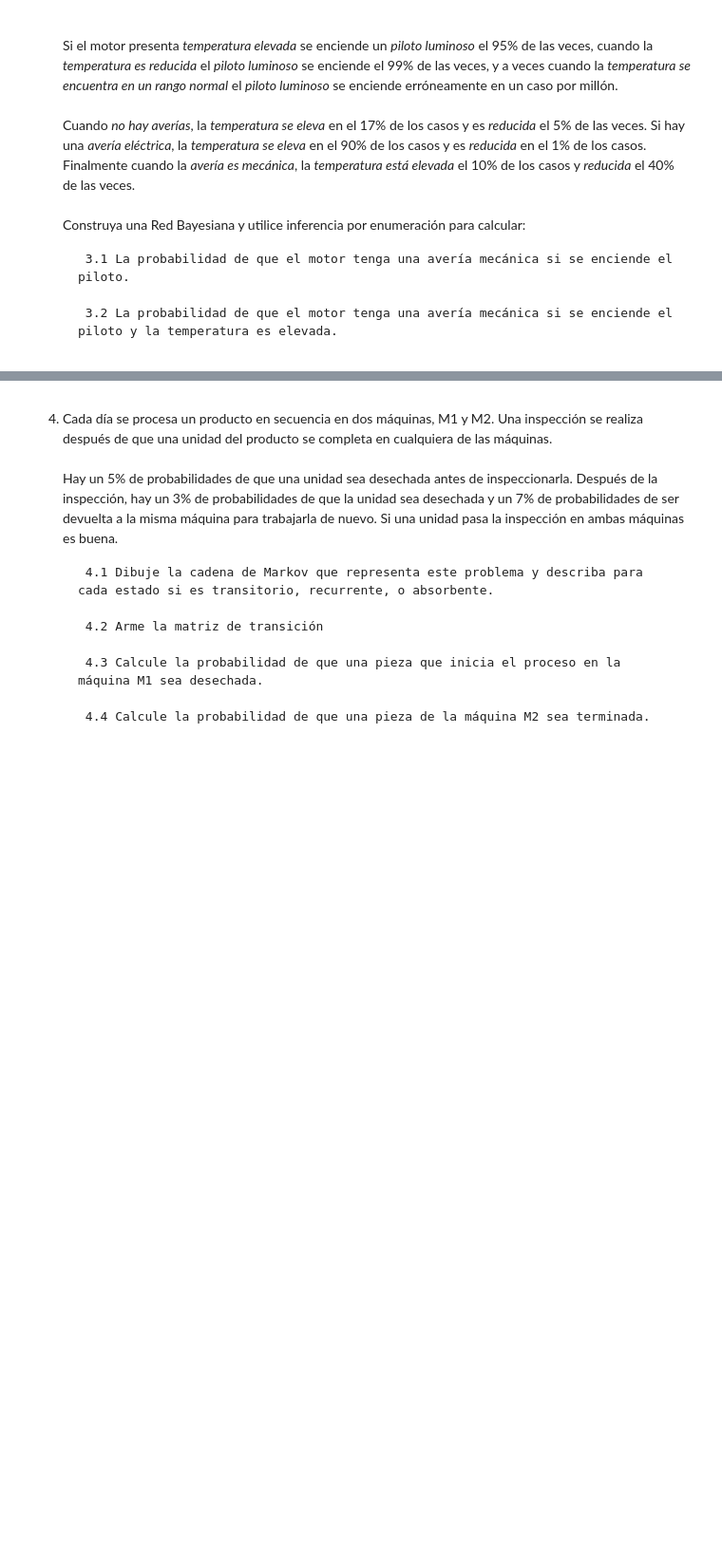
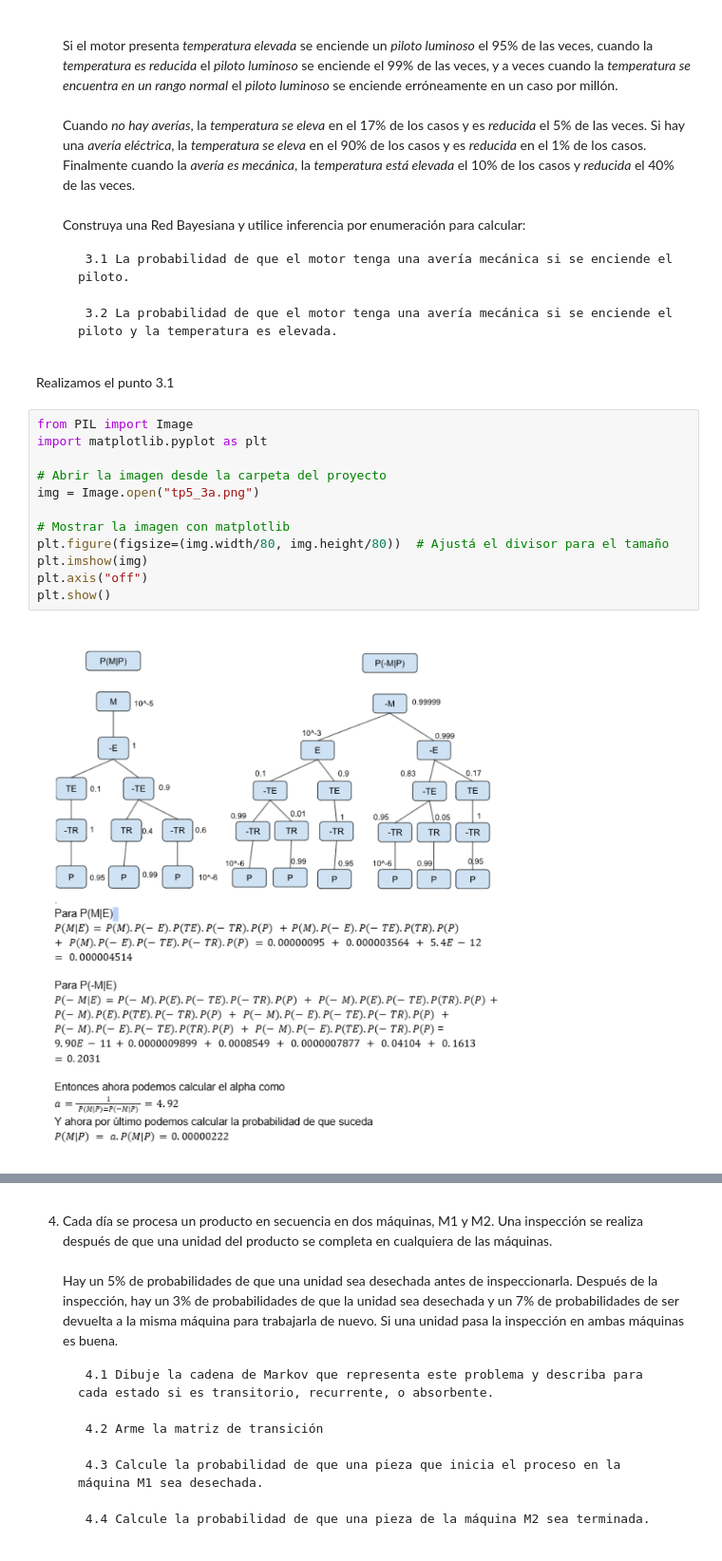
Before and after one commit to FrancoDujanoff/IA_Grupo4, a Jupyter notebook: tp5.ipynb, the cells around one changed output, grey strips where cells are left out. Shown: that part at 95% size. Saved outputs shown, nothing was run; the diff lists cells and outputs as text; blank space fills up the shorter version.

Commit message:
punto3

```diff
--- a/tp5.ipynb
+++ b/tp5.ipynb
@@ -53,3 +53,19 @@ Podemos interpretar que si encontramos un clavo defectuoso, tenemos una probabil
         3.1 La probabilidad de que el motor tenga una avería mecánica si se enciende el piloto.
 
         3.2 La probabilidad de que el motor tenga una avería mecánica si se enciende el piloto y la temperatura es elevada.
+# %% [markdown]
+Realizamos el punto 3.1
+# %%
+from PIL import Image
+import matplotlib.pyplot as plt
+
+# Abrir la imagen desde la carpeta del proyecto
+img = Image.open("tp5_3a.png")
+
+# Mostrar la imagen con matplotlib
+plt.figure(figsize=(img.width/80, img.height/80))  # Ajustá el divisor para el tamaño
+plt.imshow(img)
+plt.axis("off")
+plt.show()
+# %% [output]
+[figure, added]
```
Also changed, not shown: parts of 4 cells of this notebook, 2 other files.
